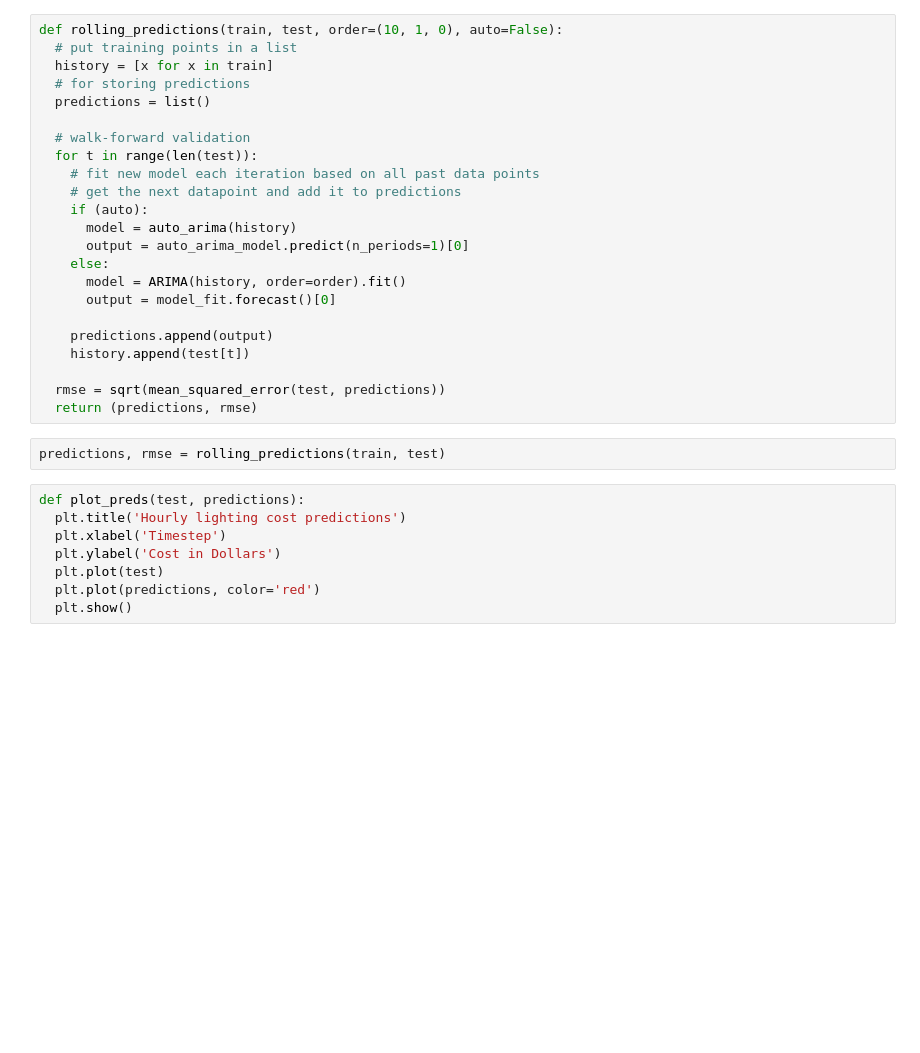
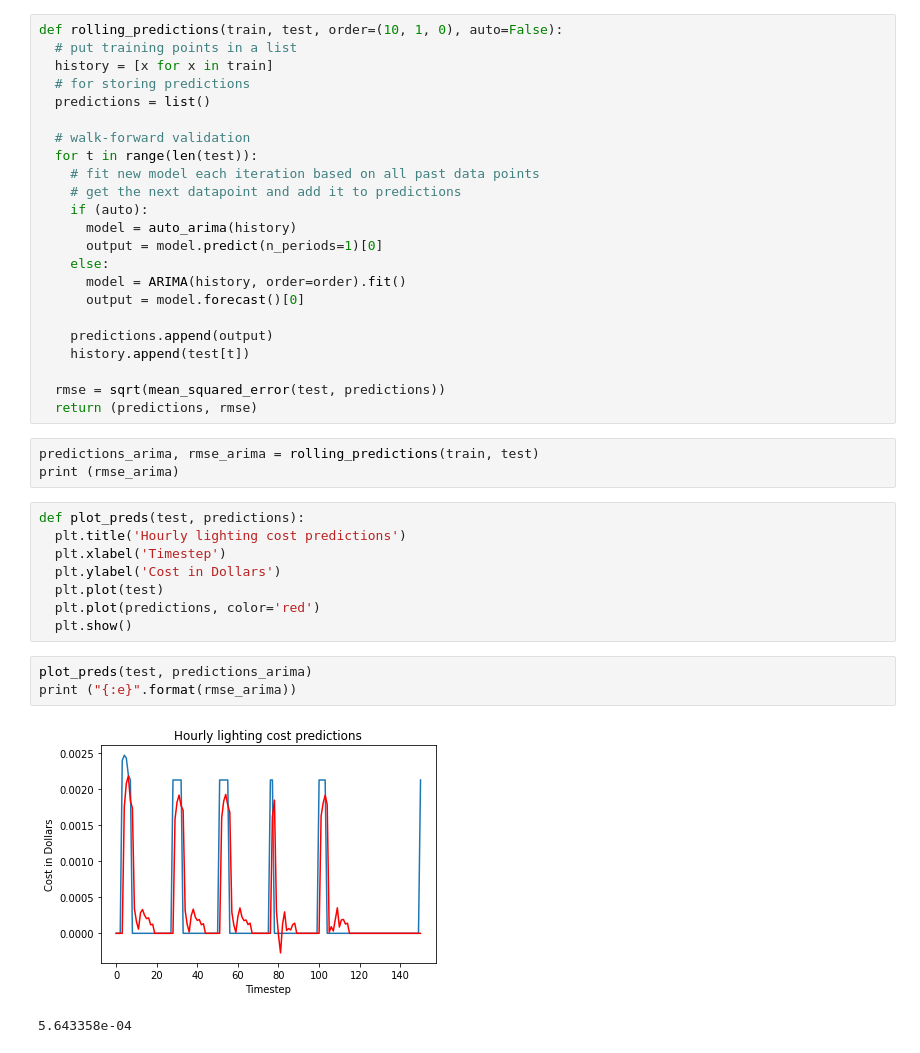
Before and after one commit to smannan/LIFXBulbAnalysis, a Jupyter notebook: SmartBulbARIMAModel.ipynb, the cells around one changed output. Cells and saved outputs as stored; diff of their text form; blank space fills up the shorter version.

```diff
--- a/SmartBulbARIMAModel.ipynb
+++ b/SmartBulbARIMAModel.ipynb
@@ -173,10 +181,10 @@ def rolling_predictions(train, test, order=(10, 1, 0), auto=False):
     # get the next datapoint and add it to predictions
     if (auto):
       model = auto_arima(history)
-      output = auto_arima_model.predict(n_periods=1)[0]
+      output = model.predict(n_periods=1)[0]
     else:
       model = ARIMA(history, order=order).fit()
-      output = model_fit.forecast()[0]
+      output = model.forecast()[0]
 
     predictions.append(output)
     history.append(test[t])
@@ -184,7 +192,8 @@ def rolling_predictions(train, test, order=(10, 1, 0), auto=False):
   rmse = sqrt(mean_squared_error(test, predictions))
   return (predictions, rmse)
 # %%
-predictions, rmse = rolling_predictions(train, test)
+predictions_arima, rmse_arima = rolling_predictions(train, test)
+print (rmse_arima)
 # %%
 def plot_preds(test, predictions):
   plt.title('Hourly lighting cost predictions')
@@ -193,6 +202,12 @@ def plot_preds(test, predictions):
   plt.plot(test)
   plt.plot(predictions, color='red')
   plt.show()
+# %%
+plot_preds(test, predictions_arima)
+print ("{:e}".format(rmse_arima))
+# %% [output]
+[figure, added]
+5.643358e-04
 # %%
 auto_arima_model = auto_arima(train)
 auto_arima_model.summary()
```
Also changed, not shown: parts of 11 cells of this notebook.
